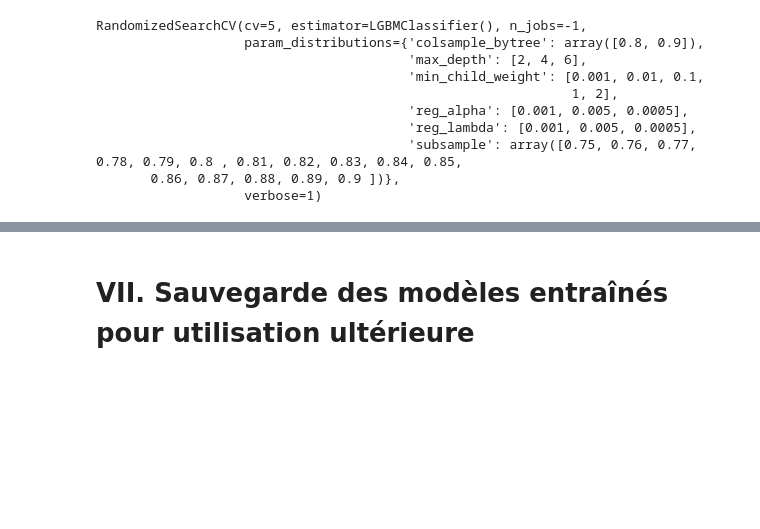
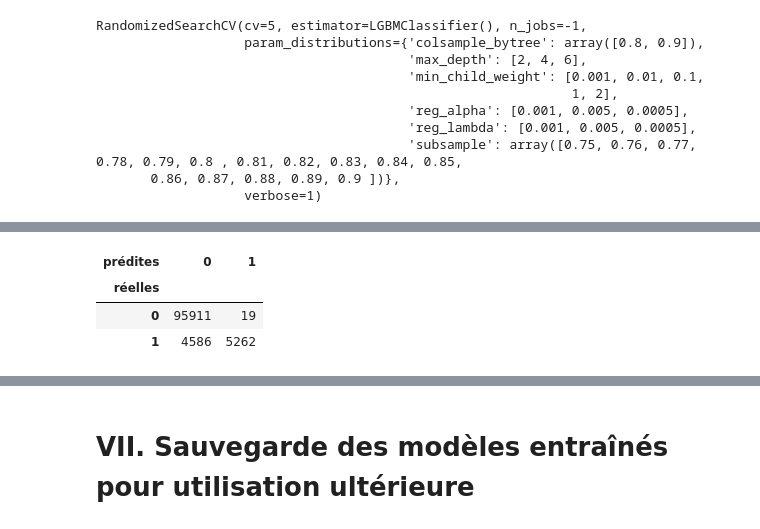
Before and after one commit to DohaData/DataEngProject, a Jupyter notebook: Final models/Final notebook.ipynb, the cells around one changed output, grey strips where cells are left out. Drawn from its saved outputs; the diff is of its cells as text; code cells hidden in the pictures; blank space fills up the shorter version.

```diff
--- a/Final models/Final notebook.ipynb
+++ b/Final models/Final notebook.ipynb
@@ -474,0 +369,9 @@ def process_second_model(original_df):
+# %%
+#résultat sur les données d'entrainement
+y_pred_train = more_optimized_model.predict(X_train)
+pd.crosstab(y_train, y_pred_train, rownames=["réelles"], colnames=["prédites"])
+# %% [output]
+| prédites | 0 | 1 |
+| réelles |  |  |
+| 0 | 95911 | 19 |
+| 1 | 4586 | 5262 |
```
Also changed, not shown: parts of 43 cells of this notebook.
